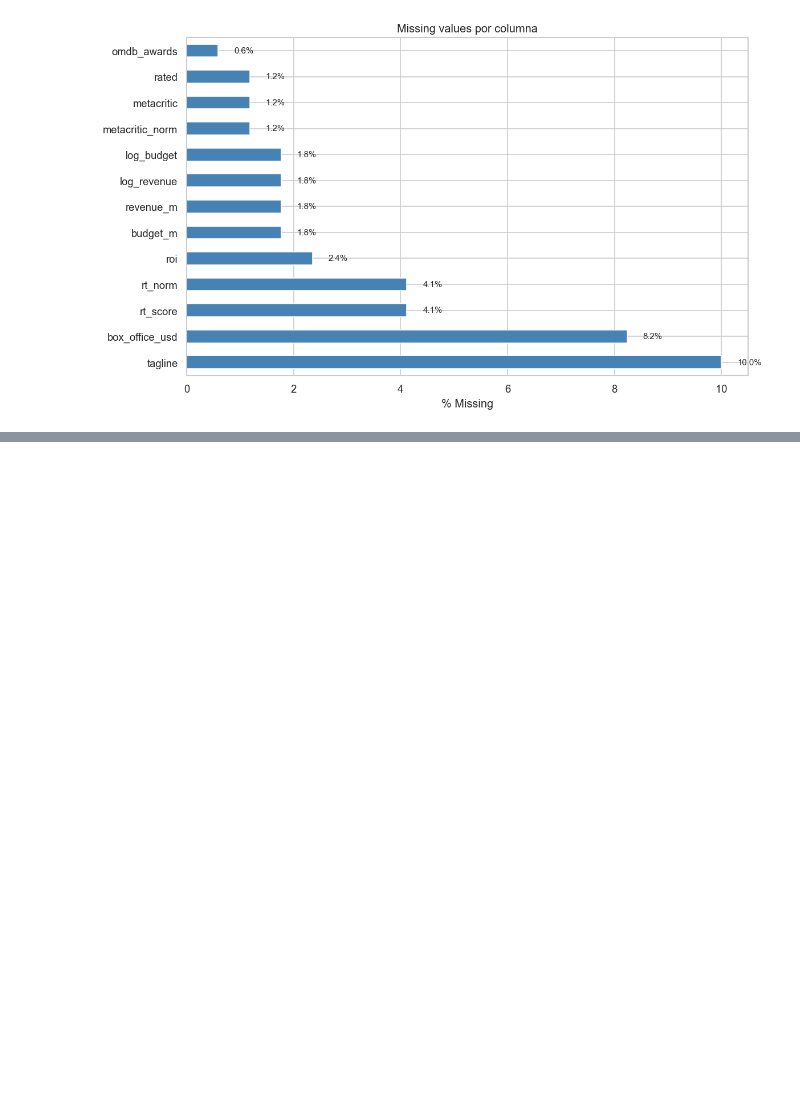
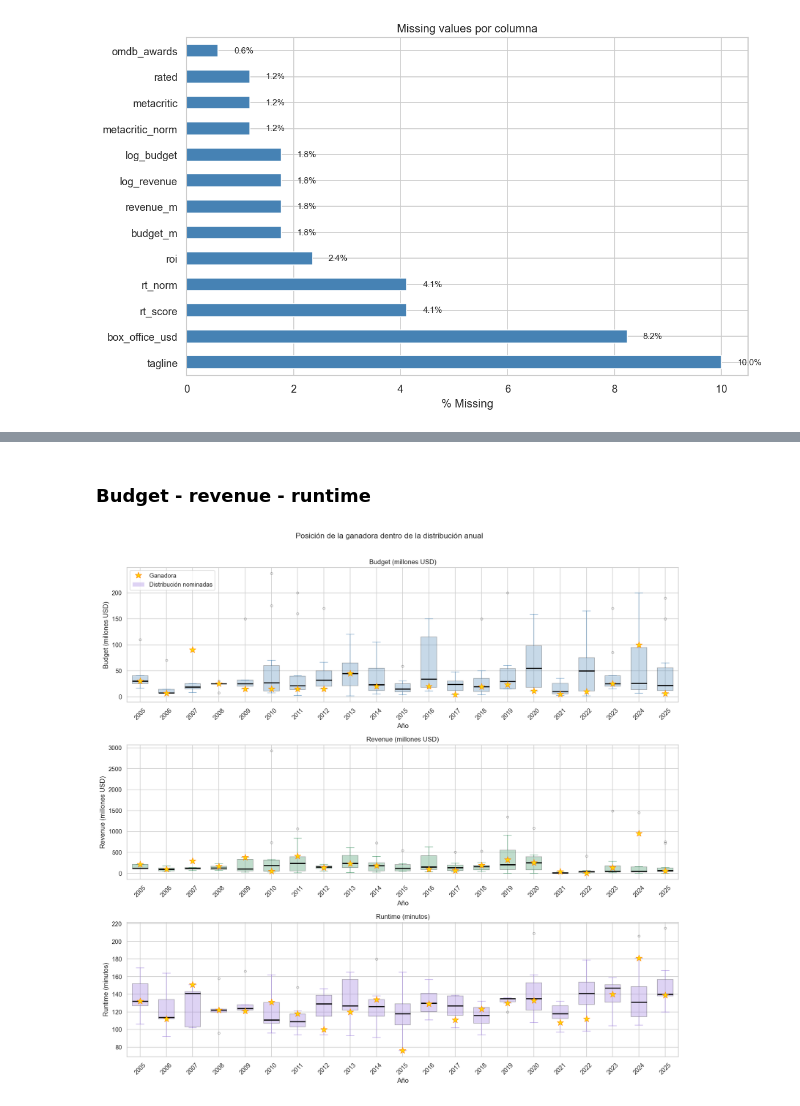
Before and after one commit to nataliamarinn/oscars, a Jupyter notebook: eda.ipynb, the cells around one changed output, grey strips where cells are left out. Saved outputs shown, nothing was run; the diff lists cells and outputs as text; code cells hidden in the pictures; blank space fills up the shorter version.

```diff
--- a/eda.ipynb
+++ b/eda.ipynb
@@ -124,0 +179,53 @@ plt.show()
+# %% [markdown]
+### Budget - revenue - runtime
+# %%
+fig, axes = plt.subplots(3, 1, figsize=(15, 14))
+
+metrics = [
+    ("budget_m",    "Budget (millones USD)",  "steelblue"),
+    ("revenue_m",   "Revenue (millones USD)", "seagreen"),
+    ("runtime_min", "Runtime (minutos)",      "mediumpurple"),
+]
+
+for ax, (col, title, color) in zip(axes, metrics):
+    for year in sorted(df["ceremony_year"].unique()):
+        year_df  = df[df["ceremony_year"] == year][col].dropna()
+        winner   = df[(df["ceremony_year"] == year) & (df["won_best_picture"] == 1)][col]
+
+        if year_df.empty:
+            continue
+
+        # Boxplot por año
+        bp = ax.boxplot(year_df, positions=[year], widths=0.6,
+                        patch_artist=True,
+                        boxprops=dict(facecolor=color, alpha=0.3),
+                        medianprops=dict(color="black", linewidth=2),
+                        whiskerprops=dict(color=color, alpha=0.6),
+                        capprops=dict(color=color, alpha=0.6),
+                        flierprops=dict(marker="o", color=color, alpha=0.3, markersize=4))
+
+        # Ganadora como estrella
+        if not winner.empty and pd.notna(winner.values[0]):
+            ax.scatter(year, winner.values[0], color="gold", s=150,
+                      zorder=5, marker="*", edgecolors="darkorange", linewidth=0.8)
+
+    ax.set_title(title)
+    ax.set_xlabel("Año")
+    ax.set_ylabel(title)
+    ax.set_xticks(sorted(df["ceremony_year"].unique()))
+    ax.tick_params(axis="x", rotation=45)
+
+# Leyenda manual
+from matplotlib.lines import Line2D
+legend_elements = [
+    Line2D([0], [0], marker="*", color="w", markerfacecolor="gold",
+           markeredgecolor="darkorange", markersize=12, label="Ganadora"),
+    plt.Rectangle((0,0), 1, 1, fc=color, alpha=0.3, label="Distribución nominadas")
+]
+axes[0].legend(handles=legend_elements, loc="upper left")
+
+plt.suptitle("Posición de la ganadora dentro de la distribución anual", fontsize=14, y=1.01)
+plt.tight_layout()
+plt.show()
+# %% [output]
+[figure, added]
```
Also changed, not shown: parts of 18 cells of this notebook.
